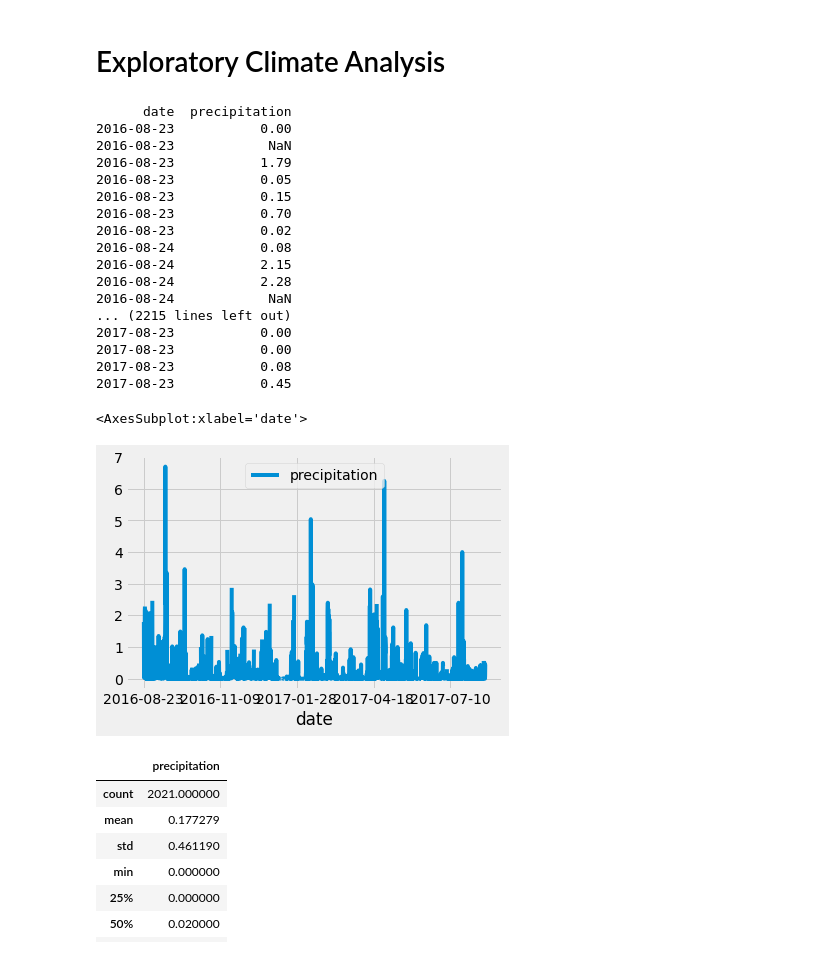
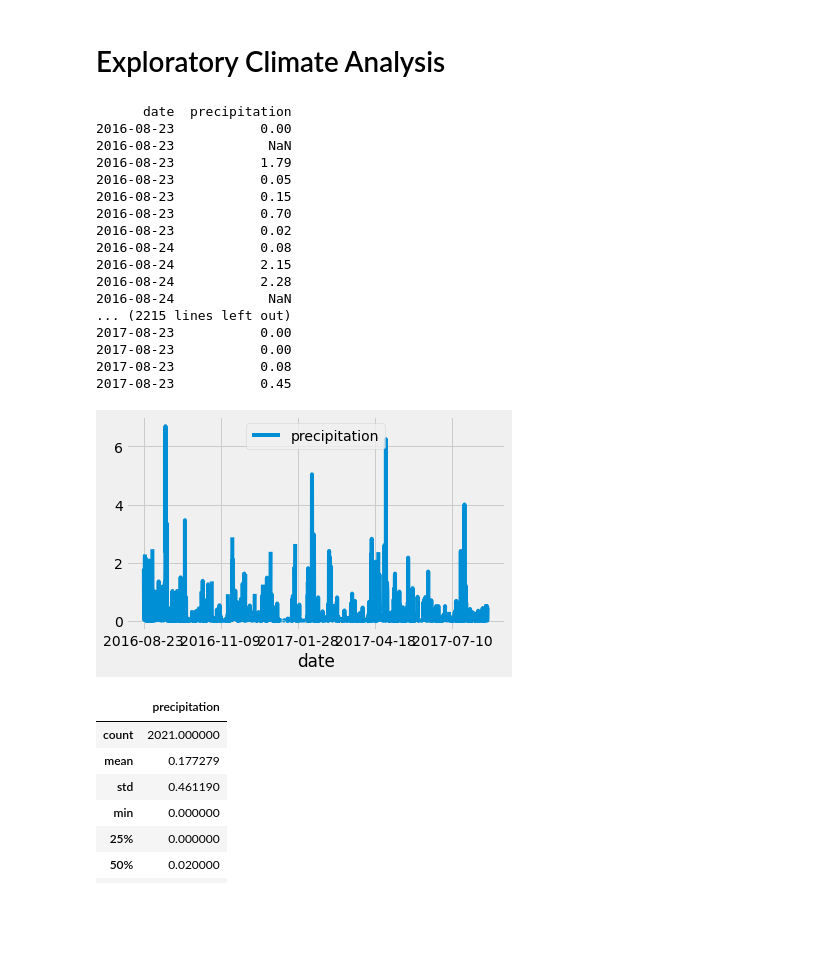
Before and after one commit to ricardoguerreiro92/surfs_up, a Jupyter notebook: climate_analysis.ipynb, the cells around one changed output. Cells and saved outputs as stored; diff of their text form; code cells hidden in the pictures; blank space fills up the shorter version.

```diff
--- a/climate_analysis.ipynb
+++ b/climate_analysis.ipynb
@@ -44,35 +44,35 @@ session = Session(engine)
 # Calculate the date one year from the last date in data set.
 prev_year = dt.date(2017,8,23) - dt.timedelta(days=365)
 # Perform a query to retrieve the data and precipitation scores
 results = session.query(Measurement.date, Measurement.prcp).filter(Measurement.date >= prev_year).all()
 # Save the query results as a Pandas DataFrame and set the index to the date column
 results_df = pd.DataFrame(results, columns= ['date','precipitation'])
 # Sort the dataframe by date
 results_df.set_index(results_df['date'], inplace = True)
 results_df = results_df.sort_index()
 print(results_df.to_string(index=False))
 # Use Pandas Plotting with Matplotlib to plot the data
 results_df.plot()
+plt.tight_layout()
 # %% [output]
       date  precipitation
 2016-08-23           0.00
 2016-08-23            NaN
 2016-08-23           1.79
 2016-08-23           0.05
 2016-08-23           0.15
 2016-08-23           0.70
 2016-08-23           0.02
 2016-08-24           0.08
 2016-08-24           2.15
 2016-08-24           2.28
 2016-08-24            NaN
 ... (2215 lines left out)
 2017-08-23           0.00
 2017-08-23           0.00
 2017-08-23           0.08
 2017-08-23           0.45
-<AxesSubplot:xlabel='date'>
-[figure, old version]
+[figure, new version]
 # %%
 # Use Pandas to calcualte the summary statistics for the precipitation data
 results_df.describe()
```
Also changed, not shown: parts of 6 cells of this notebook.
